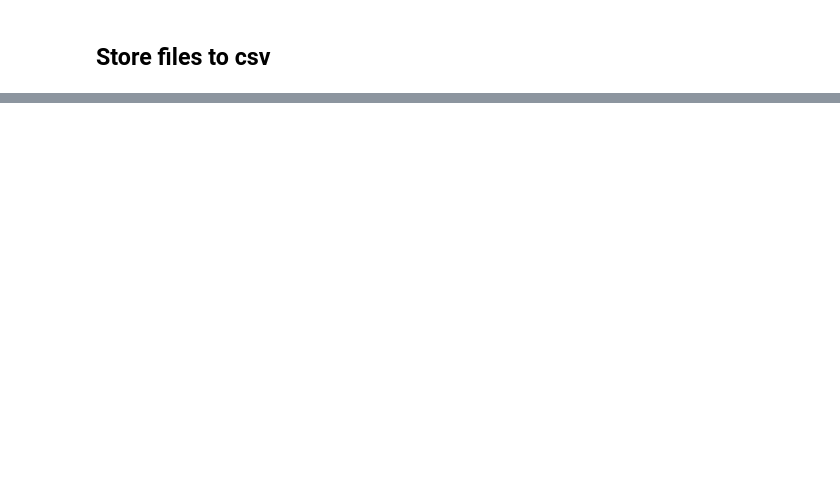
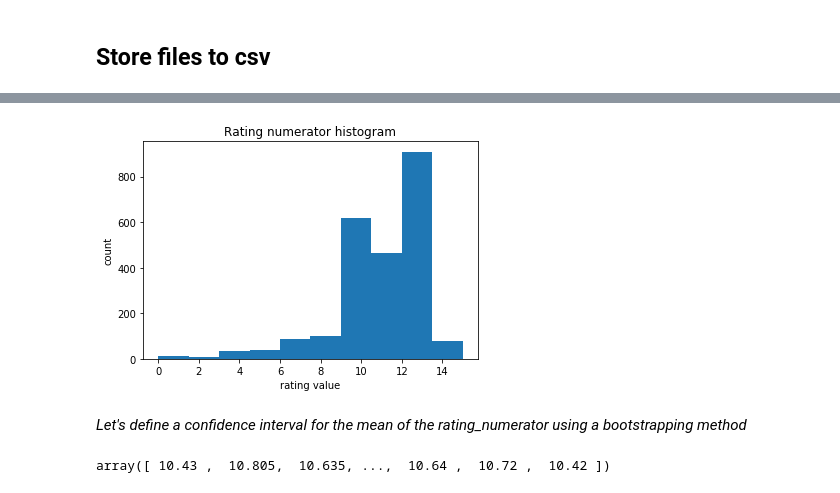
Before and after one commit to taglitis/weratedogs, a Jupyter notebook: wrangle_act.ipynb, the cells around one changed output, grey strips where cells are left out. Drawn from its saved outputs; the diff is of its cells as text; code cells hidden in the pictures; blank space fills up the shorter version.

```diff
--- a/wrangle_act.ipynb
+++ b/wrangle_act.ipynb
@@ -840,0 +886,10 @@ prediction.to_csv('twitter_archive_prediction.csv')
+# %%
+fig, ax = plt.subplots()
+plt.hist(tw_arc.rating_numerator);
+plt.title('Rating numerator histogram');
+ax.set_ylabel('count');
+ax.set_xlabel('rating value');
+# %% [output]
+[figure, added]
+# %% [markdown]
+*Let's define a confidence interval for the mean of the rating_numerator using a bootstrapping method*
@@ -840,0 +898,5 @@ prediction.to_csv('twitter_archive_prediction.csv')
+# %%
+sample_means = np.random.choice(sample, size=(10000, 200)).mean(axis=1)
+sample_means
+# %% [output]
+array([ 10.43 ,  10.805,  10.635, ...,  10.64 ,  10.72 ,  10.42 ])
```
Also changed, not shown: parts of 110 cells of this notebook, 1 other file.
